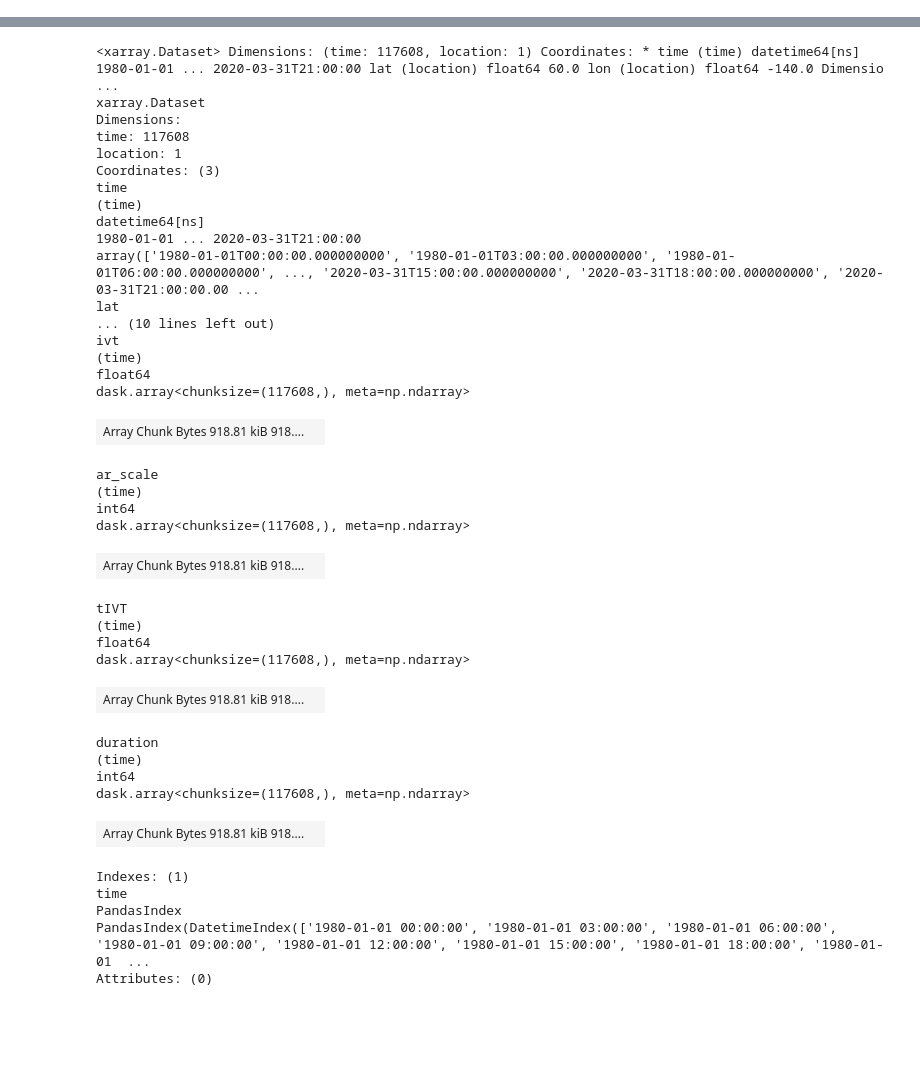
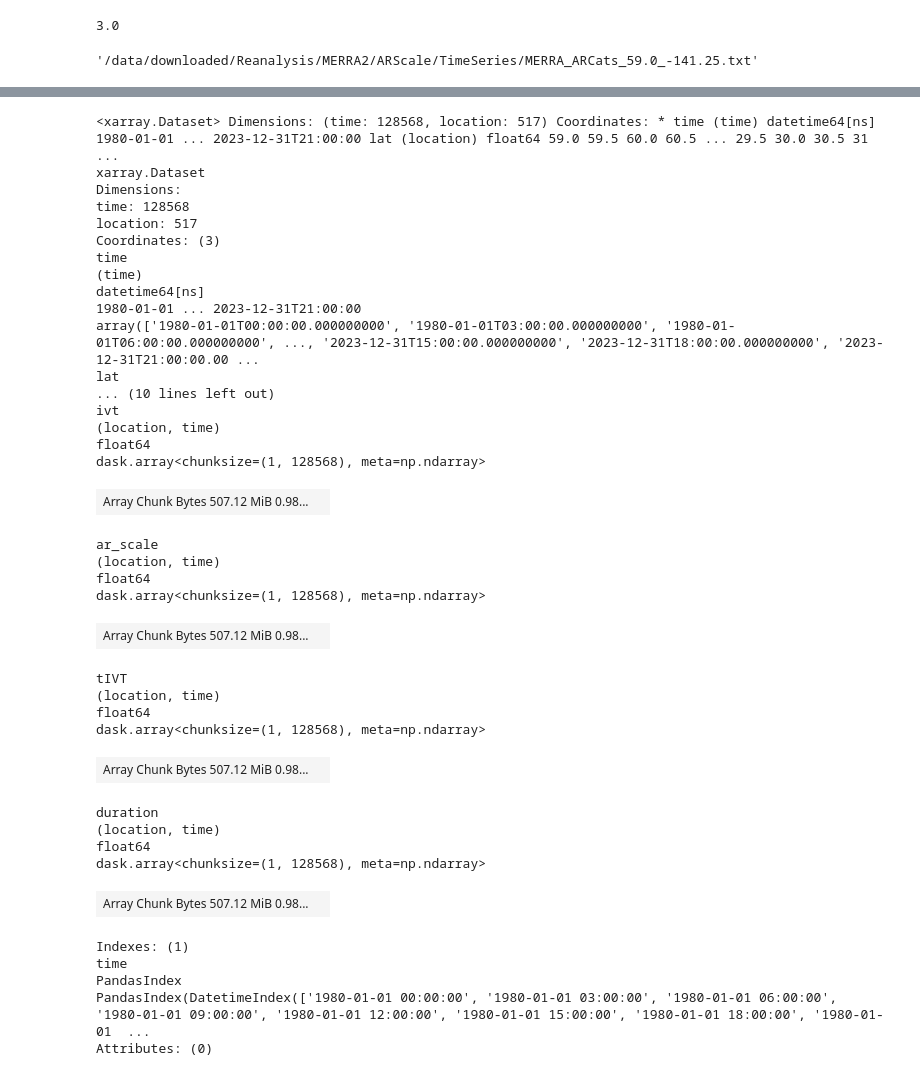
Before and after one commit to CW3E/CO_top-decile_precip_ARs_code, a Jupyter notebook: preprocess/preprocess_MERRA2_arscale.ipynb, the cells around one changed output, grey strips where cells are left out. Drawn from its saved outputs; the diff is of its cells as text; code cells hidden in the pictures; blank space fills up the shorter version.

```diff
--- a/preprocess/preprocess_MERRA2_arscale.ipynb
+++ b/preprocess/preprocess_MERRA2_arscale.ipynb
@@ -52,0 +78,14 @@ df.filename.loc[0]
+# %%
+## Now loop through the lat/lon pairs and see where they match
+idx_lst = []
+for i, (x, y) in enumerate(zip(z.lon.values, z.lat.values)):
+    ### TODO: Change the arscale.lon.values to the .txt list of lat/lons
+    for j, (lon, lat) in enumerate(zip(txtpts.lon.values, txtpts.lat.values)):
+        ## test if lat/lon pair matches
+        result_variable = (x == lon) & (y == lat)
+
+        if (result_variable == True):
+            idx = (i, j)
+            idx_lst.append(idx)
+
+idx_lst
@@ -52,0 +140,4 @@ df.filename.loc[0]
+# %%
+arscale_val.ar_scale.values.max()
+# %% [output]
+3.0
@@ -53,3 +158,22 @@ df.filename.loc[0]
+# %%
+## create list of filenames to read
+## fname example: MERRA_ARCats_38.0_-123.125.txtMERRA_ARCats_{0}_{1).txt'.format(lat, lon*-1)
+fpath = '/data/downloaded/Reanalysis/MERRA2/ARScale/TimeSeries/'
+new_df['filename'] = new_df.apply(lambda row: fpath + 'MERRA_ARCats_{0}_{1}.txt'.format(row['lat'], row['lon']), axis=1)
+
+filenames = new_df['filename'].values
+new_df.filename.loc[0]
+# ## FOR READING ALL THE FILES
+# filename_pattern = fpath + 'MERRA_ARCats_*.txt'
+
+# filenames = []
+# for name in glob.glob(filename_pattern):
+#     filenames.append(name)
+# # sort filenames so they are in chronological order
+# filenames = sorted(filenames)
+# print(len(filenames))
+# %% [output]
+'/data/downloaded/Reanalysis/MERRA2/ARScale/TimeSeries/MERRA_ARCats_59.0_-141.25.txt'
 # %%
 def preprocess_MERRA2_txt_file(fname):
     ## read just one file
@@ -115,6 +239,7 @@ def preprocess_MERRA2_txt_file_using_dask(fname, times):
 
     return ds
 # %%
+%%time
 ## get time information from first file
 df = pd.read_csv(filenames[0], header=None, names=['year', 'month', 'day', 'hour', 'ivt', 'ar_scale', 'tIVT', 'duration'], delimiter=' ')
 ## put time info into single column in datetime format
@@ -126,5 +251,6 @@ for i, fname in enumerate(filenames):
     ds = preprocess_MERRA2_txt_file_using_dask(fname, times)
     ds_lst.append(ds)
 
-ds_lst[0]
+ds_final = xr.concat(ds_lst, dim="location")
+ds_final
 # %% [output]
@@ -148,36 +274,36 @@ ds_lst[0]
-<xarray.Dataset> Dimensions: (time: 117608, location: 1) Coordinates: * time (time) datetime64[ns] 1980-01-01 ... 2020-03-31T21:00:00 lat (location) float64 60.0 lon (location) float64 -140.0 Dimensio ...
+<xarray.Dataset> Dimensions: (time: 128568, location: 517) Coordinates: * time (time) datetime64[ns] 1980-01-01 ... 2023-12-31T21:00:00 lat (location) float64 59.0 59.5 60.0 60.5 ... 29.5 30.0 30.5 31 ...
 xarray.Dataset
 Dimensions:
-time: 117608
-location: 1
+time: 128568
+location: 517
 Coordinates: (3)
 time
 (time)
 datetime64[ns]
-1980-01-01 ... 2020-03-31T21:00:00
-array(['1980-01-01T00:00:00.000000000', '1980-01-01T03:00:00.000000000', '1980-01-01T06:00:00.000000000', ..., '2020-03-31T15:00:00.000000000', '2020-03-31T18:00:00.000000000', '2020-03-31T21:00:00.00 ...
+1980-01-01 ... 2023-12-31T21:00:00
+array(['1980-01-01T00:00:00.000000000', '1980-01-01T03:00:00.000000000', '1980-01-01T06:00:00.000000000', ..., '2023-12-31T15:00:00.000000000', '2023-12-31T18:00:00.000000000', '2023-12-31T21:00:00.00 ...
 lat
 ... (10 lines left out)
 ivt
-(time)
+(location, time)
 float64
-dask.array<chunksize=(117608,), meta=np.ndarray>
+dask.array<chunksize=(1, 128568), meta=np.ndarray>
-| Array Chunk Bytes 918.81 kiB 918.... |  |
+| Array Chunk Bytes 507.12 MiB 0.98... |  |
 ar_scale
-(time)
-int64
-dask.array<chunksize=(117608,), meta=np.ndarray>
+(location, time)
+float64
+dask.array<chunksize=(1, 128568), meta=np.ndarray>
-| Array Chunk Bytes 918.81 kiB 918.... |  |
+| Array Chunk Bytes 507.12 MiB 0.98... |  |
 tIVT
-(time)
+(location, time)
 float64
-dask.array<chunksize=(117608,), meta=np.ndarray>
+dask.array<chunksize=(1, 128568), meta=np.ndarray>
-| Array Chunk Bytes 918.81 kiB 918.... |  |
+| Array Chunk Bytes 507.12 MiB 0.98... |  |
 duration
-(time)
-int64
-dask.array<chunksize=(117608,), meta=np.ndarray>
+(location, time)
+float64
+dask.array<chunksize=(1, 128568), meta=np.ndarray>
-| Array Chunk Bytes 918.81 kiB 918.... |  |
+| Array Chunk Bytes 507.12 MiB 0.98... |  |
 Indexes: (1)
 time
 PandasIndex
```
Also changed, not shown: parts of 10 cells of this notebook, 8 other files.
